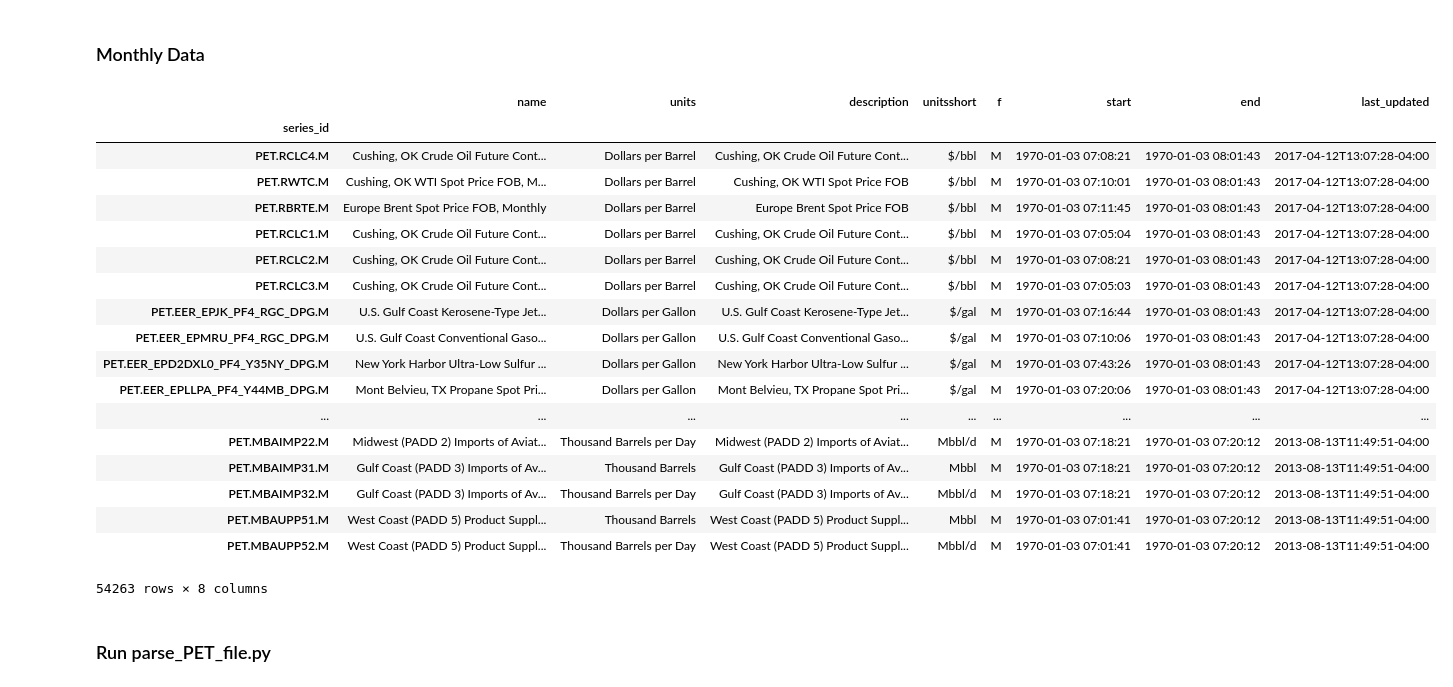
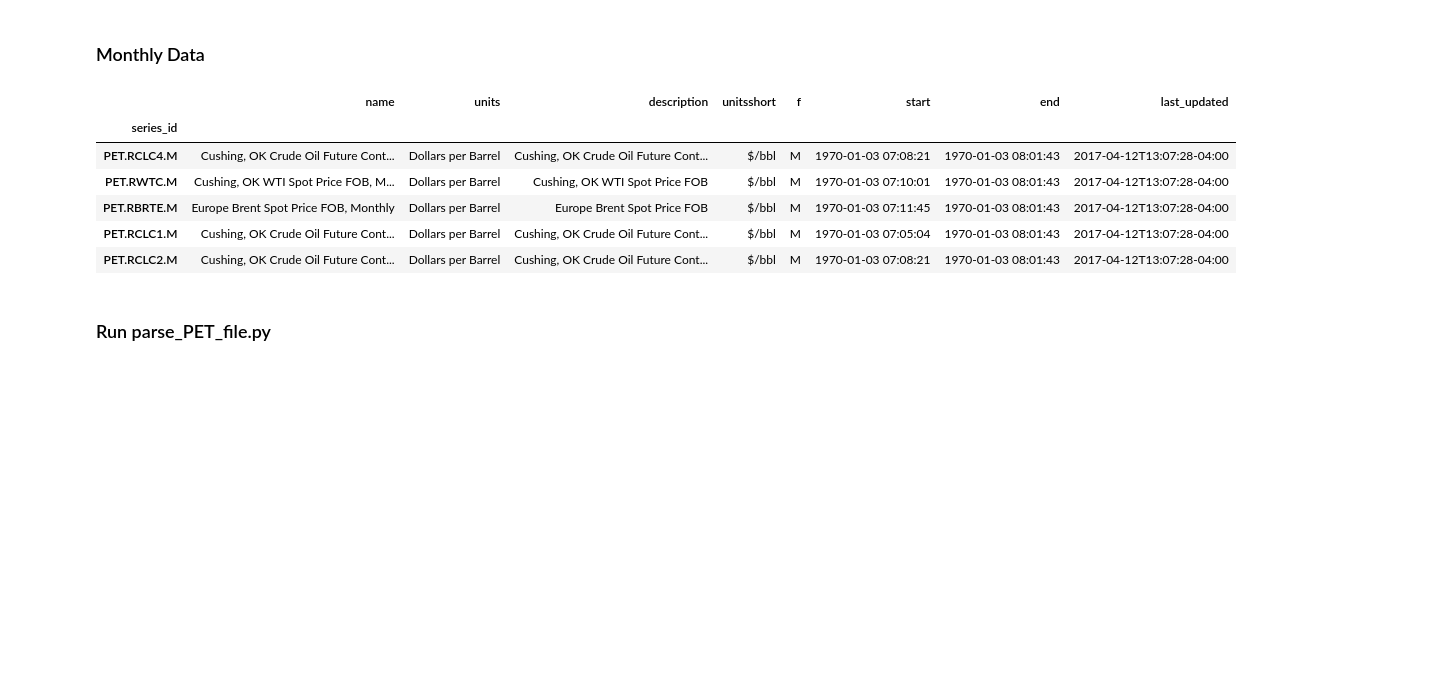
Before and after one commit to limitup/Chipy_Mentorship, a Jupyter notebook: test_sample_set.ipynb, the cells around one changed output. Cells and saved outputs as stored; diff of their text form; code cells hidden in the pictures; blank space fills up the shorter version.

```diff
--- a/test_sample_set.ipynb
+++ b/test_sample_set.ipynb
@@ -156,27 +120,15 @@ series_data
 # %% [markdown]
 ### Monthly Data
 # %%
-series_data[series_data.index.str.contains('^PET.*.M$',regex=True)]
+series_data[series_data.index.str.contains('^PET.*.M$',regex=True)].head()
 # %% [output]
 |  | name | units | description | unitsshort | f | start | end | last_updated |
 | series_id |  |  |  |  |  |  |  |  |
 | PET.RCLC4.M | Cushing, OK Crude Oil Future Cont... | Dollars per Barrel | Cushing, OK Crude Oil Future Cont... | $/bbl | M | 1970-01-03 07:08:21 | 1970-01-03 08:01:43 | 2017-04-12T13:07:28-04:00 |
 | PET.RWTC.M | Cushing, OK WTI Spot Price FOB, M... | Dollars per Barrel | Cushing, OK WTI Spot Price FOB | $/bbl | M | 1970-01-03 07:10:01 | 1970-01-03 08:01:43 | 2017-04-12T13:07:28-04:00 |
 | PET.RBRTE.M | Europe Brent Spot Price FOB, Monthly | Dollars per Barrel | Europe Brent Spot Price FOB | $/bbl | M | 1970-01-03 07:11:45 | 1970-01-03 08:01:43 | 2017-04-12T13:07:28-04:00 |
 | PET.RCLC1.M | Cushing, OK Crude Oil Future Cont... | Dollars per Barrel | Cushing, OK Crude Oil Future Cont... | $/bbl | M | 1970-01-03 07:05:04 | 1970-01-03 08:01:43 | 2017-04-12T13:07:28-04:00 |
 | PET.RCLC2.M | Cushing, OK Crude Oil Future Cont... | Dollars per Barrel | Cushing, OK Crude Oil Future Cont... | $/bbl | M | 1970-01-03 07:08:21 | 1970-01-03 08:01:43 | 2017-04-12T13:07:28-04:00 |
-| PET.RCLC3.M | Cushing, OK Crude Oil Future Cont... | Dollars per Barrel | Cushing, OK Crude Oil Future Cont... | $/bbl | M | 1970-01-03 07:05:03 | 1970-01-03 08:01:43 | 2017-04-12T13:07:28-04:00 |
-| PET.EER_EPJK_PF4_RGC_DPG.M | U.S. Gulf Coast Kerosene-Type Jet... | Dollars per Gallon | U.S. Gulf Coast Kerosene-Type Jet... | $/gal | M | 1970-01-03 07:16:44 | 1970-01-03 08:01:43 | 2017-04-12T13:07:28-04:00 |
-| PET.EER_EPMRU_PF4_RGC_DPG.M | U.S. Gulf Coast Conventional Gaso... | Dollars per Gallon | U.S. Gulf Coast Conventional Gaso... | $/gal | M | 1970-01-03 07:10:06 | 1970-01-03 08:01:43 | 2017-04-12T13:07:28-04:00 |
-| PET.EER_EPD2DXL0_PF4_Y35NY_DPG.M | New York Harbor Ultra-Low Sulfur ... | Dollars per Gallon | New York Harbor Ultra-Low Sulfur ... | $/gal | M | 1970-01-03 07:43:26 | 1970-01-03 08:01:43 | 2017-04-12T13:07:28-04:00 |
-| PET.EER_EPLLPA_PF4_Y44MB_DPG.M | Mont Belvieu, TX Propane Spot Pri... | Dollars per Gallon | Mont Belvieu, TX Propane Spot Pri... | $/gal | M | 1970-01-03 07:20:06 | 1970-01-03 08:01:43 | 2017-04-12T13:07:28-04:00 |
-| ... | ... | ... | ... | ... | ... | ... | ... | ... |
-| PET.MBAIMP22.M | Midwest (PADD 2) Imports of Aviat... | Thousand Barrels per Day | Midwest (PADD 2) Imports of Aviat... | Mbbl/d | M | 1970-01-03 07:18:21 | 1970-01-03 07:20:12 | 2013-08-13T11:49:51-04:00 |
-| PET.MBAIMP31.M | Gulf Coast (PADD 3) Imports of Av... | Thousand Barrels | Gulf Coast (PADD 3) Imports of Av... | Mbbl | M | 1970-01-03 07:18:21 | 1970-01-03 07:20:12 | 2013-08-13T11:49:51-04:00 |
-| PET.MBAIMP32.M | Gulf Coast (PADD 3) Imports of Av... | Thousand Barrels per Day | Gulf Coast (PADD 3) Imports of Av... | Mbbl/d | M | 1970-01-03 07:18:21 | 1970-01-03 07:20:12 | 2013-08-13T11:49:51-04:00 |
-| PET.MBAUPP51.M | West Coast (PADD 5) Product Suppl... | Thousand Barrels | West Coast (PADD 5) Product Suppl... | Mbbl | M | 1970-01-03 07:01:41 | 1970-01-03 07:20:12 | 2013-08-13T11:49:51-04:00 |
-| PET.MBAUPP52.M | West Coast (PADD 5) Product Suppl... | Thousand Barrels per Day | West Coast (PADD 5) Product Suppl... | Mbbl/d | M | 1970-01-03 07:01:41 | 1970-01-03 07:20:12 | 2013-08-13T11:49:51-04:00 |
-54263 rows × 8 columns
 # %% [markdown]
 ### Run parse_PET_file.py
 # %%
```
Also changed, not shown: parts of 5 cells of this notebook.
